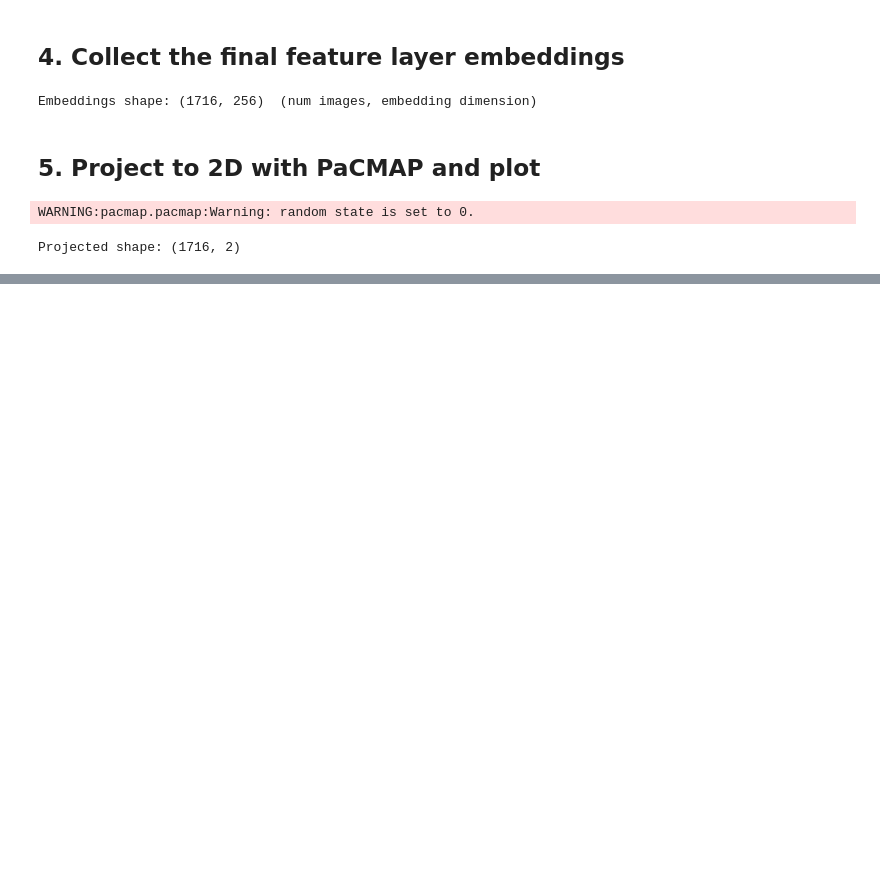
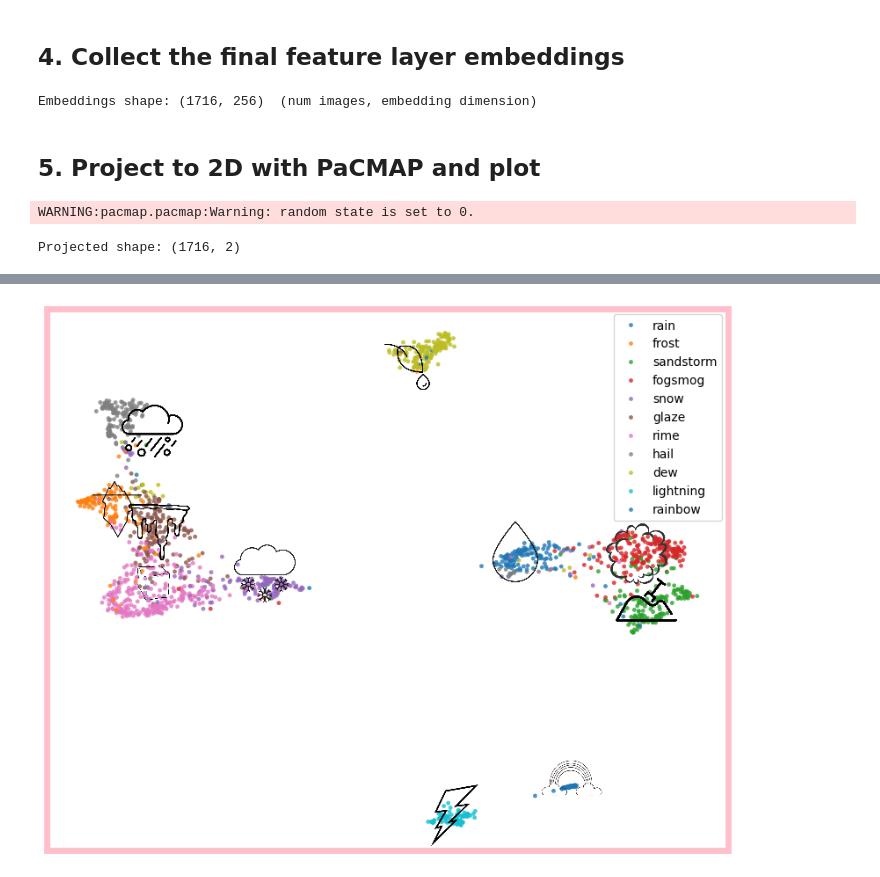
Before and after one commit to DezT-217/data-art-notebooks, a Jupyter notebook: animals_cnn_embeddings_pacmap.ipynb, the cells around one changed output, grey strips where cells are left out. Saved outputs shown, nothing was run; the diff lists cells and outputs as text; code cells hidden in the pictures; blank space fills up the shorter version.

Commit message:
Added images to the scatterplot for each of the classification clusters plotted

```diff
--- a/animals_cnn_embeddings_pacmap.ipynb
+++ b/animals_cnn_embeddings_pacmap.ipynb
@@ -72,6 +75,24 @@ EMBEDDING_DIM = 256
 LEARNING_RATE = 5e-4
 NUM_EPOCHS    = 15
 SEED          = 0     # random_state for the split and PaCMAP
+
+# --- Images ---
+IMAGE_EXTS = (".jpg", ".jpeg", ".png", ".bmp")  # acceptable image extensions
+IMG_SIZE = 224 ## 244x244 pixels is common for ResNet CNNs
+IMAGE_PATHS = {
+    0: "/content/dew.png",
+    1: "/content/fogsmog.png",
+    2: "/content/frost.png",
+    3: "/content/glaze.png",
+    4: "/content/hail.png",
+    5: "/content/lightning.png",
+    6: "/content/raindrop.png",
+    7: "/content/rainbow.png",
+    8: "/content/rime.png",
+    9: "/content/sandstorm.png",
+    10: "/content/snow.png"
+}
+TARGET_PX = 50
 # %% [markdown]
 ## Download the dataset from Kaggle
 # %%
@@ -377,2 +392,65 @@ plt.show()
 [interactive output not drawn]
 [interactive output not drawn]
+# %%
+df = pd.DataFrame(embeddings_2d, columns=["x", "y"])
+df["class"] = y_test_names
+
+centers = df.groupby("class").mean()
+
+
+def load_image(p, bg_thresh=240):
+    image = np.asarray(Image.open(p).convert("RGBA")).copy()
+    near_white = (image[..., :3] >= bg_thresh).all(axis=-1)
+    image[near_white, 3] = 0
+
+    return image
+
+imgs = {k: load_image(p) for k, p in IMAGE_PATHS.items()}
+
+class_names = list(centers.index)
+imgs_by_name = {name: imgs[i] for i, name in enumerate(class_names)}
+
+plt.figure(figsize=(10, 8))
+
+ax = sns.scatterplot(
+    x=embeddings_2d[:, 0],
+    y=embeddings_2d[:, 1],
+    hue=y_test_names,
+    palette="tab10",
+    s=12,
+    alpha=0.8,
+    linewidth=0,
+    legend=True,
+)
+
+for cluster_id, row in centers.iterrows():
+  if cluster_id not in imgs_by_name:
+    continue
+
+  image = imgs_by_name[cluster_id]
+  zoom = TARGET_PX / max(image.shape[:2])
+
+  ab = AnnotationBbox(
+      OffsetImage(imgs_by_name[cluster_id], zoom=zoom),
+      (row["x"], row["y"]),
+      frameon=False,
+      box_alignment=(0.5, 0.5),
+      zorder=10,
+  )
+  plt.gca().add_artist(ab)
+
+ax.set_xticks([])
+ax.set_yticks([])
+ax.set_xlabel("")
+ax.set_ylabel("")
+
+for spine in ax.spines.values():
+    spine.set_visible(True)
+    spine.set_edgecolor('pink')
+    spine.set_linewidth(5)
+
+plt.show()
+##plt.savefig("weather_scatterplot_with_images.png", dpi=300, bbox_inches="tight")
+##files.download("weather_scatterplot_with_images.png")
+# %% [output]
+[figure, added]
```
Also changed, not shown: parts of 9 cells of this notebook.
